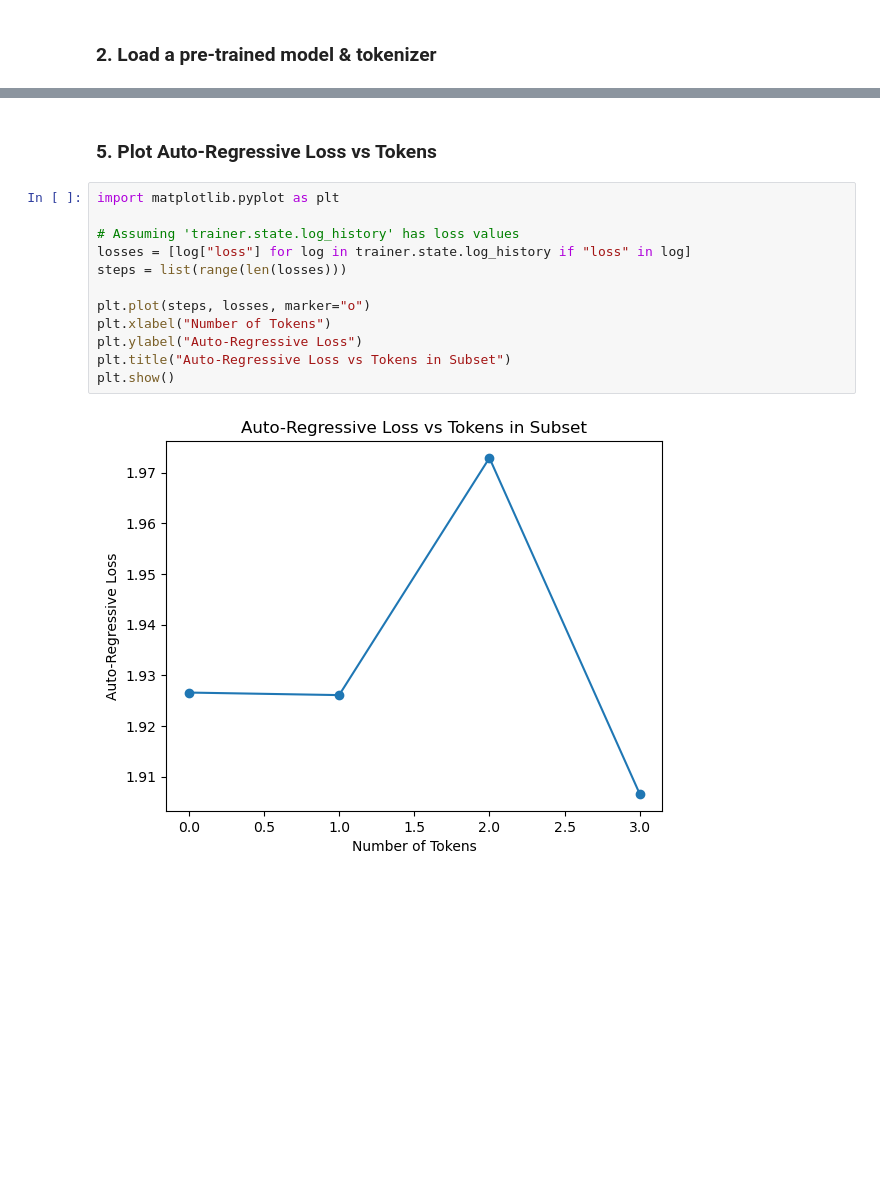
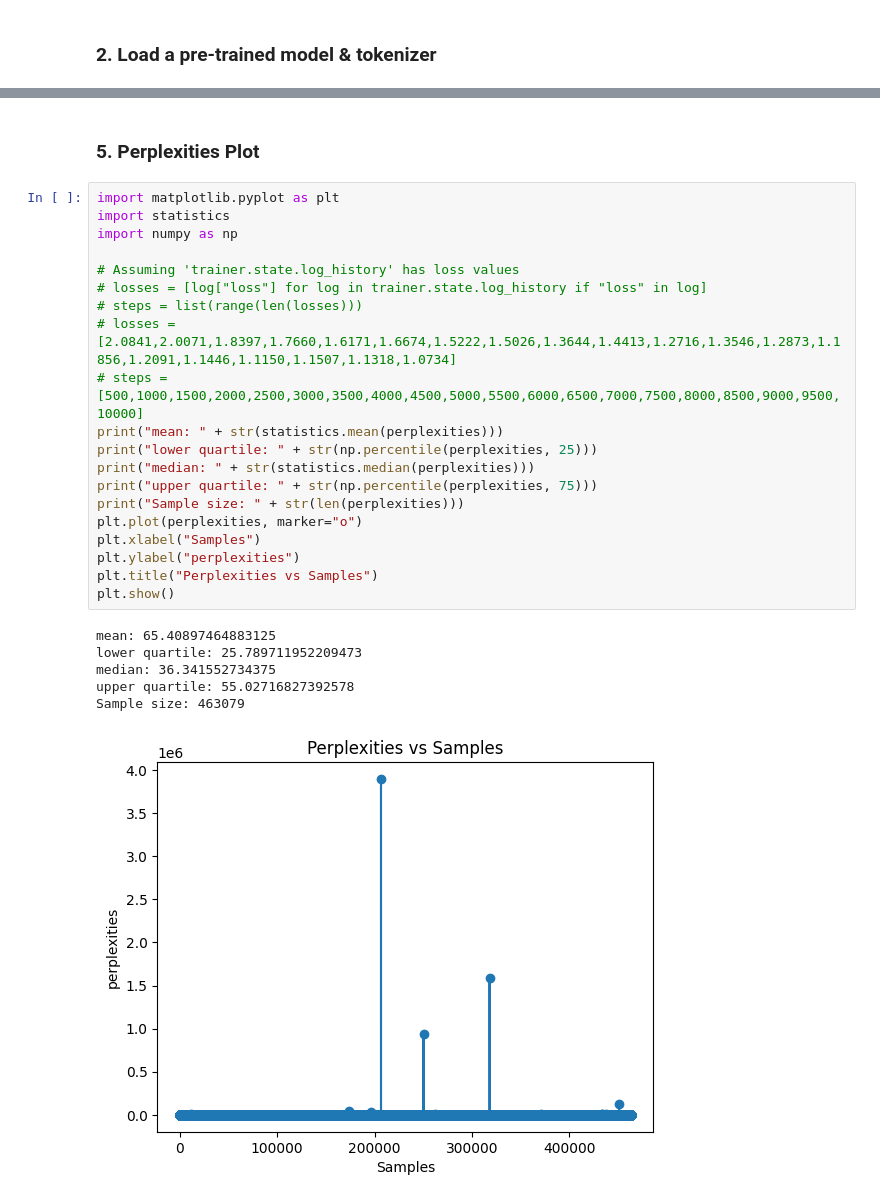
Before and after one commit to jaylim13/data-selection-project0, a Jupyter notebook: sprint0/lightweight_fine_tuning.ipynb, the cells around one changed output, grey strips where cells are left out. Saved outputs shown, nothing was run; the diff lists cells and outputs as text; blank space fills up the shorter version.

```diff
--- a/sprint0/lightweight_fine_tuning.ipynb
+++ b/sprint0/lightweight_fine_tuning.ipynb
@@ -143,16 +225,29 @@ TrainOutput(global_step=2000, training_loss=1.933043487548828, metrics={'train_r
 # %% [markdown]
-### 5. Plot Auto-Regressive Loss vs Tokens
+### 5. Perplexities Plot
-# %%
-import matplotlib.pyplot as plt
-
-# Assuming 'trainer.state.log_history' has loss values
-losses = [log["loss"] for log in trainer.state.log_history if "loss" in log]
-steps = list(range(len(losses)))
-
-plt.plot(steps, losses, marker="o")
-plt.xlabel("Number of Tokens")
-plt.ylabel("Auto-Regressive Loss")
-plt.title("Auto-Regressive Loss vs Tokens in Subset")
-plt.show()
-# %% [output]
-[figure, removed]
+# %%
+import matplotlib.pyplot as plt
+import statistics
+import numpy as np
+
+# Assuming 'trainer.state.log_history' has loss values
+# losses = [log["loss"] for log in trainer.state.log_history if "loss" in log]
+# steps = list(range(len(losses)))
+# losses = [2.0841,2.0071,1.8397,1.7660,1.6171,1.6674,1.5222,1.5026,1.3644,1.4413,1.2716,1.3546,1.2873,1.1856,1.2091,1.1446,1.1150,1.1507,1.1318,1.0734]
+# steps = [500,1000,1500,2000,2500,3000,3500,4000,4500,5000,5500,6000,6500,7000,7500,8000,8500,9000,9500,10000]
+print("mean: " + str(statistics.mean(perplexities)))
+print("lower quartile: " + str(np.percentile(perplexities, 25)))
+print("median: " + str(statistics.median(perplexities)))
+print("upper quartile: " + str(np.percentile(perplexities, 75)))
+print("Sample size: " + str(len(perplexities)))
+plt.plot(perplexities, marker="o")
+plt.xlabel("Samples")
+plt.ylabel("perplexities")
+plt.title("Perplexities vs Samples")
+plt.show()
+# %% [output]
+mean: 65.40897464883125
+lower quartile: 25.789711952209473
+median: 36.341552734375
+upper quartile: 55.02716827392578
+Sample size: 463079
+[figure, added]
```
Also changed, not shown: parts of 12 cells of this notebook.
